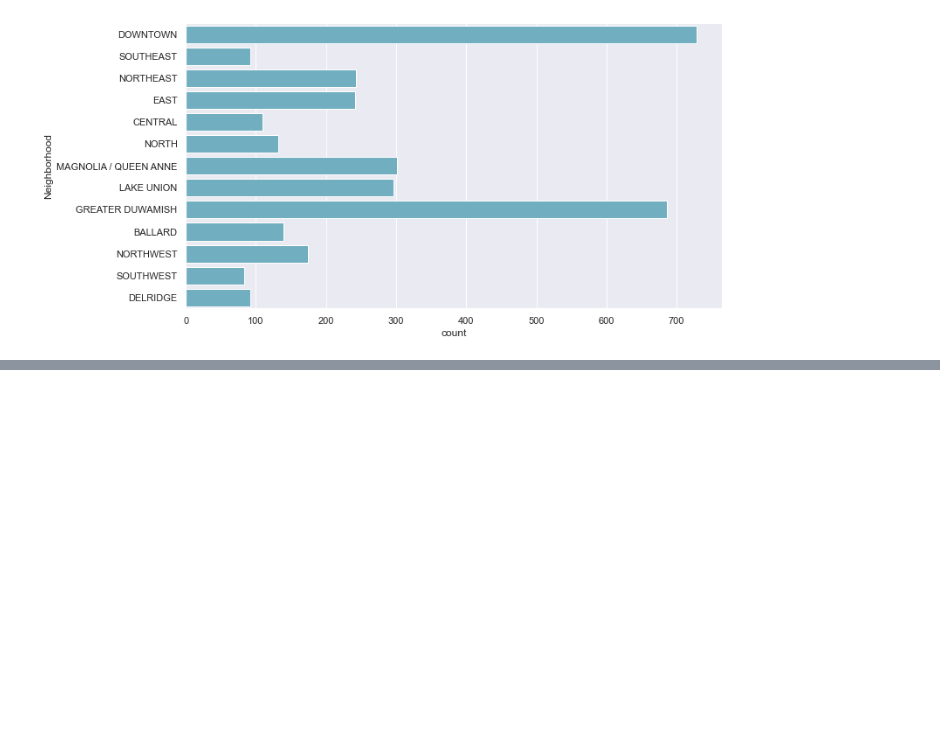
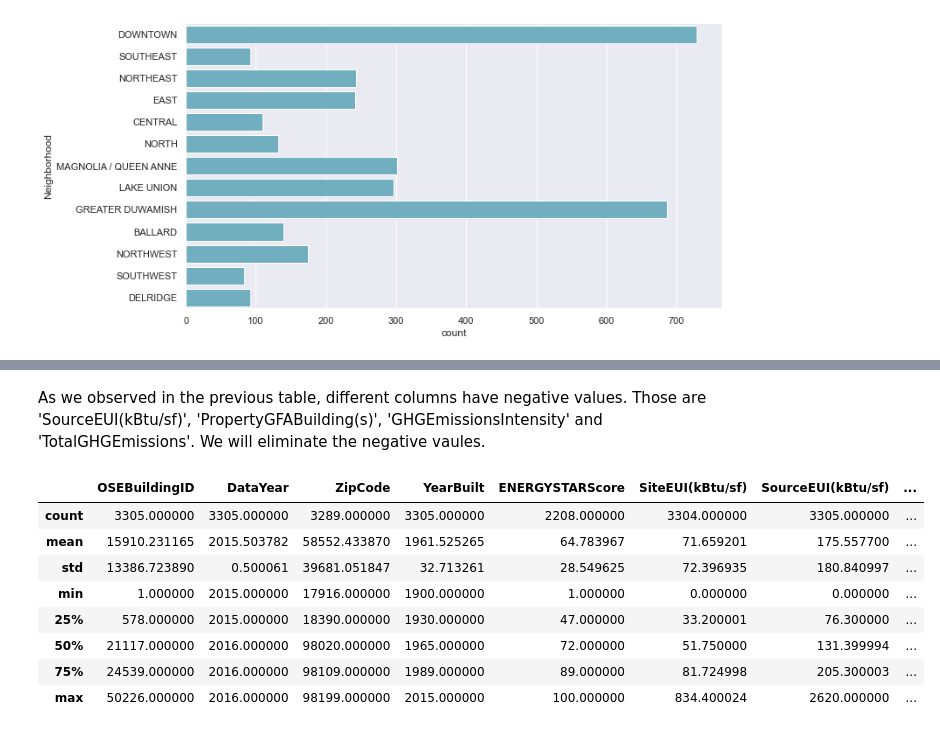
Before and after one commit to MariaDBPerez/energy_consumption, a Jupyter notebook: project_4.ipynb, the cells around one changed output, grey strips where cells are left out. Saved outputs shown, nothing was run; the diff lists cells and outputs as text; code cells hidden in the pictures; blank space fills up the shorter version.

```diff
--- a/project_4.ipynb
+++ b/project_4.ipynb
@@ -453,0 +478,2 @@ sns.countplot(y="Neighborhood", data=new_df_both_years, color="c")
+# %% [markdown]
+As we observed in the previous table, different columns have negative values. Those are 'SourceEUI(kBtu/sf)', 'PropertyGFABuilding(s)', 'GHGEmissionsIntensity' and 'TotalGHGEmissions'. We will eliminate the negative vaules.
@@ -453,0 +485,12 @@ sns.countplot(y="Neighborhood", data=new_df_both_years, color="c")
+# %%
+new_df_both_years.describe()
+# %% [output]
+|  | OSEBuildingID | DataYear | ZipCode | YearBuilt | ENERGYSTARScore | SiteEUI(kBtu/sf) | SourceEUI(kBtu/sf) | ... |
+| count | 3305.000000 | 3305.000000 | 3289.000000 | 3305.000000 | 2208.000000 | 3304.000000 | 3305.000000 | ... |
+| mean | 15910.231165 | 2015.503782 | 58552.433870 | 1961.525265 | 64.783967 | 71.659201 | 175.557700 | ... |
+| std | 13386.723890 | 0.500061 | 39681.051847 | 32.713261 | 28.549625 | 72.396935 | 180.840997 | ... |
+| min | 1.000000 | 2015.000000 | 17916.000000 | 1900.000000 | 1.000000 | 0.000000 | 0.000000 | ... |
+| 25% | 578.000000 | 2015.000000 | 18390.000000 | 1930.000000 | 47.000000 | 33.200001 | 76.300000 | ... |
+| 50% | 21117.000000 | 2016.000000 | 98020.000000 | 1965.000000 | 72.000000 | 51.750000 | 131.399994 | ... |
+| 75% | 24539.000000 | 2016.000000 | 98109.000000 | 1989.000000 | 89.000000 | 81.724998 | 205.300003 | ... |
+| max | 50226.000000 | 2016.000000 | 98199.000000 | 2015.000000 | 100.000000 | 834.400024 | 2620.000000 | ... |
```
Also changed, not shown: parts of 60 cells of this notebook.
